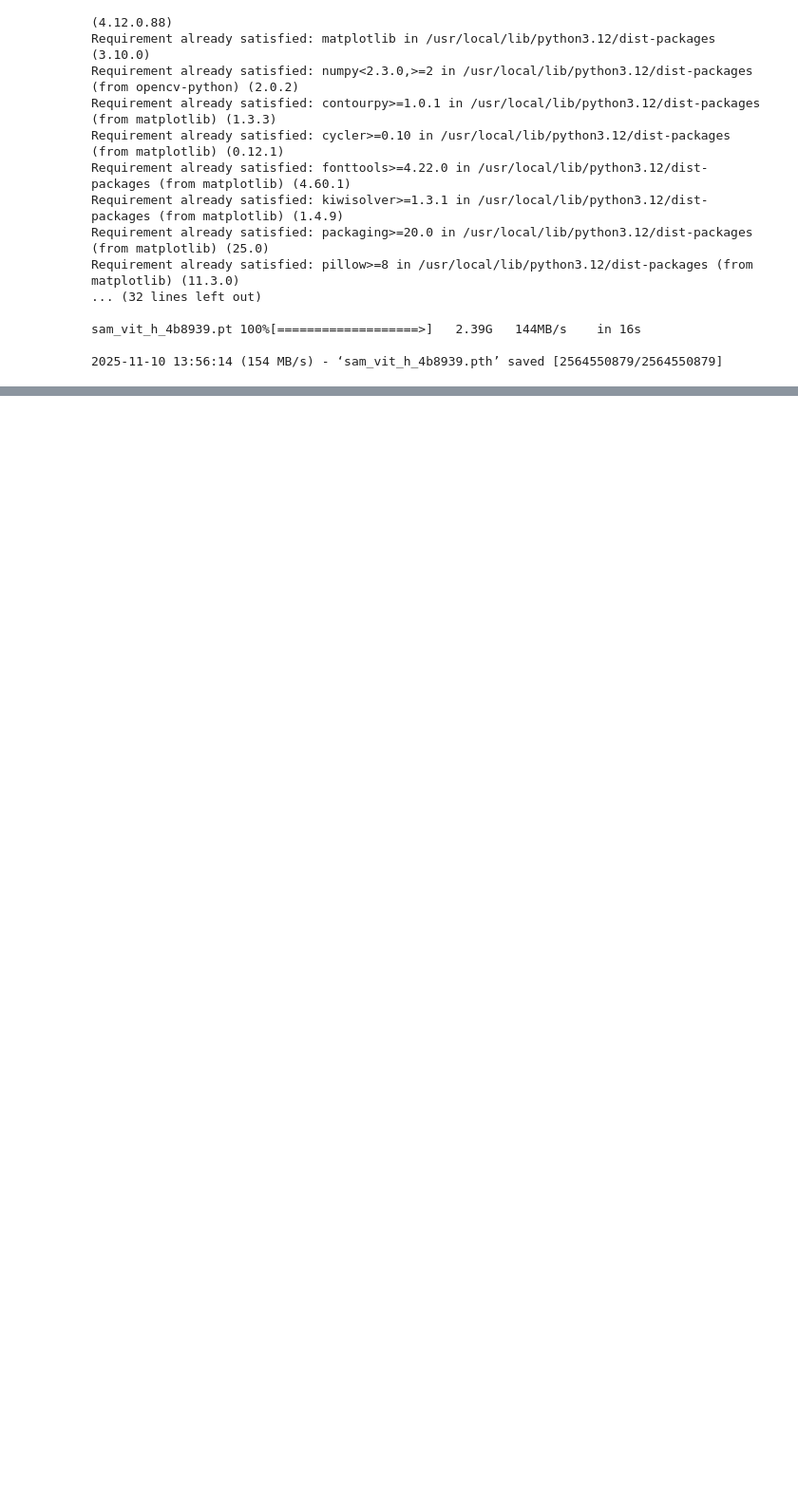
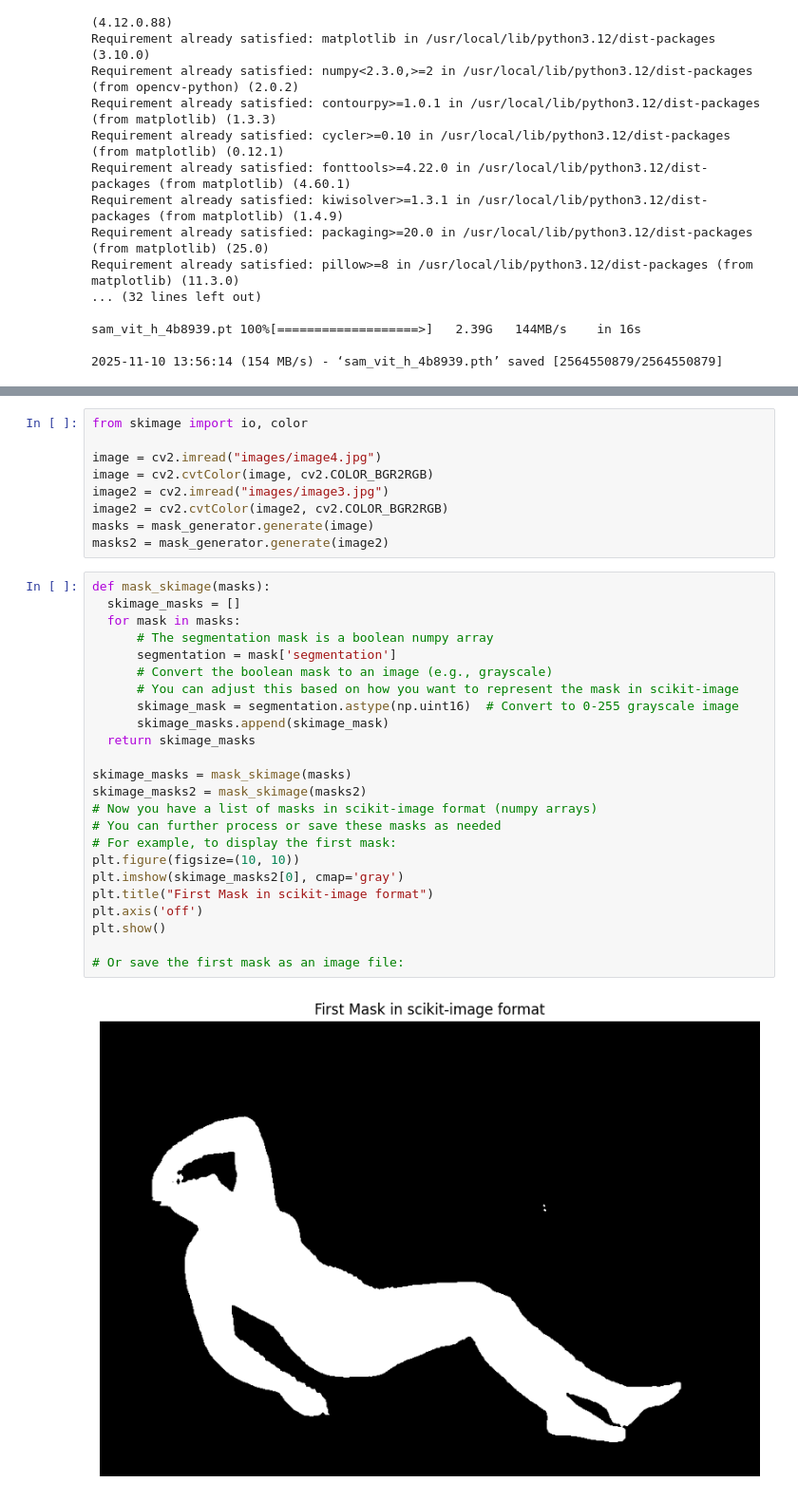
Before and after one commit to JeremyHugentobler/PatNet, a Jupyter notebook: src/SegmentTest.ipynb, the cells around one changed output, grey strips where cells are left out. Shown at 95% size. Saved outputs shown, nothing was run; the diff lists cells and outputs as text; blank space fills up the shorter version.

```diff
--- a/src/SegmentTest.ipynb
+++ b/src/SegmentTest.ipynb
@@ -78,0 +85,35 @@ plt.show()
+# %%
+from skimage import io, color
+
+image = cv2.imread("images/image4.jpg")
+image = cv2.cvtColor(image, cv2.COLOR_BGR2RGB)
+image2 = cv2.imread("images/image3.jpg")
+image2 = cv2.cvtColor(image2, cv2.COLOR_BGR2RGB)
+masks = mask_generator.generate(image)
+masks2 = mask_generator.generate(image2)
+# %%
+def mask_skimage(masks):
+  skimage_masks = []
+  for mask in masks:
+      # The segmentation mask is a boolean numpy array
+      segmentation = mask['segmentation']
+      # Convert the boolean mask to an image (e.g., grayscale)
+      # You can adjust this based on how you want to represent the mask in scikit-image
+      skimage_mask = segmentation.astype(np.uint16)  # Convert to 0-255 grayscale image
+      skimage_masks.append(skimage_mask)
+  return skimage_masks
+
+skimage_masks = mask_skimage(masks)
+skimage_masks2 = mask_skimage(masks2)
+# Now you have a list of masks in scikit-image format (numpy arrays)
+# You can further process or save these masks as needed
+# For example, to display the first mask:
+plt.figure(figsize=(10, 10))
+plt.imshow(skimage_masks2[0], cmap='gray')
+plt.title("First Mask in scikit-image format")
+plt.axis('off')
+plt.show()
+
+# Or save the first mask as an image file:
+# %% [output]
+[figure, added]
```
Also changed, not shown: parts of 4 cells of this notebook.
